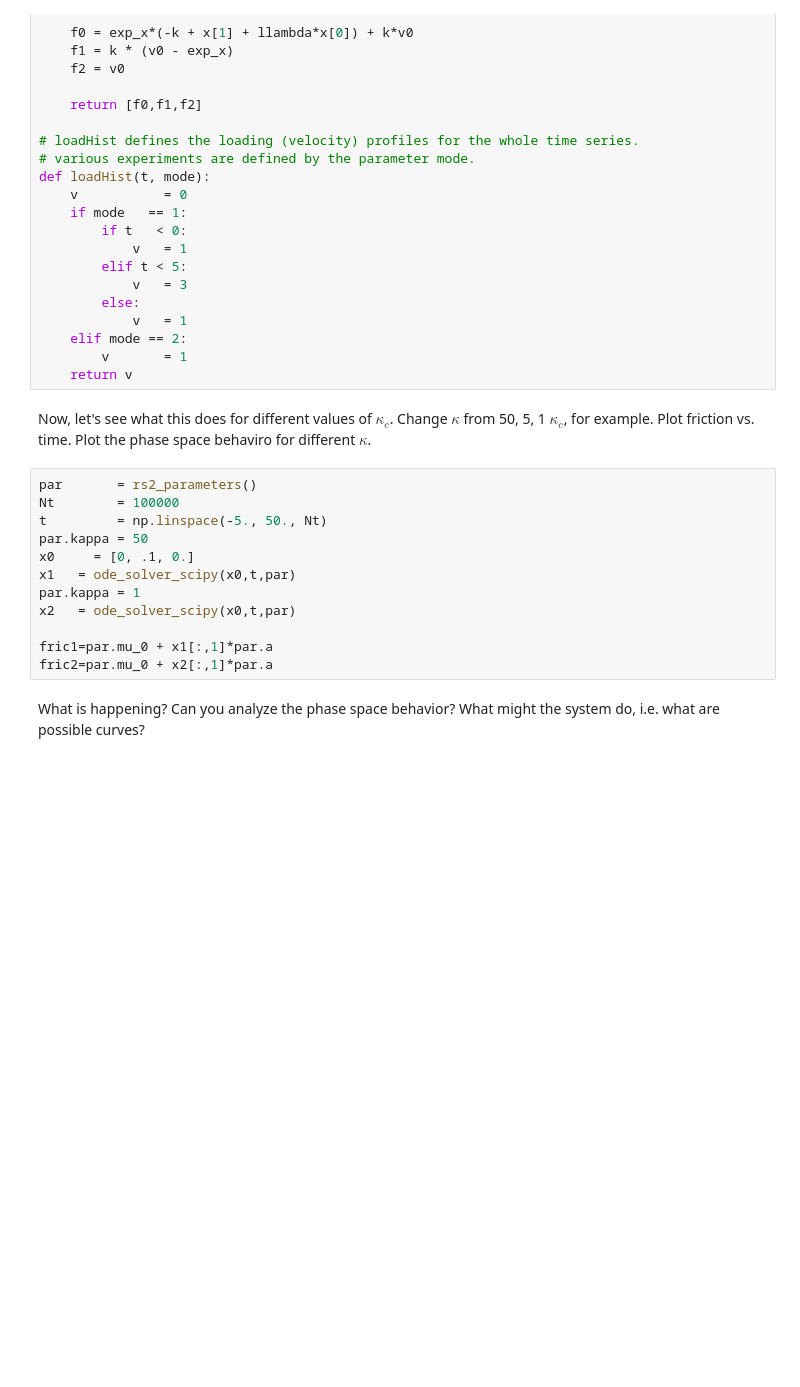
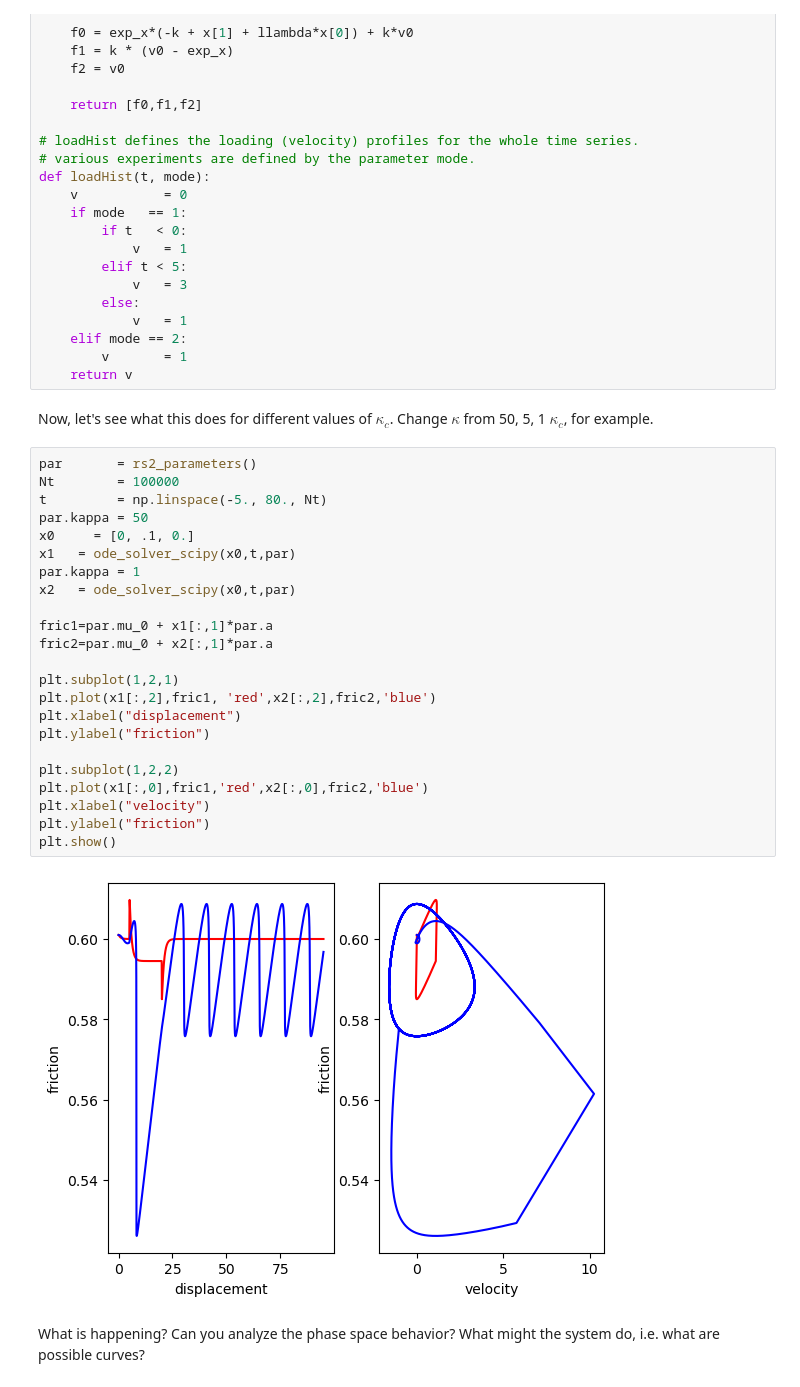
Before and after one commit to dunyuliu/Earth_From_Lab_To_Planet_Tutorials, a Jupyter notebook: Module2.1_RateStateFriction_teaching.ipynb, the cells around one changed output. Cells and saved outputs as stored; diff of their text form; blank space fills up the shorter version.

```diff
--- a/Module2.1_RateStateFriction_teaching.ipynb
+++ b/Module2.1_RateStateFriction_teaching.ipynb
@@ -304,18 +220,31 @@ def loadHist(t, mode):
         v       = 1
     return v
 # %% [markdown]
-Now, let's see what this does for different values of $\kappa_c$. Change $\kappa$ from 50, 5, 1 $\kappa_c$, for example. Plot friction vs. time. Plot the phase space behaviro for different $\kappa$.
+Now, let's see what this does for different values of $\kappa_c$. Change $\kappa$ from 50, 5, 1 $\kappa_c$, for example.
 # %%
 par       = rs2_parameters()
 Nt        = 100000
-t         = np.linspace(-5., 50., Nt)
+t         = np.linspace(-5., 80., Nt)
 par.kappa = 50
 x0     = [0, .1, 0.]
 x1   = ode_solver_scipy(x0,t,par)
 par.kappa = 1
 x2   = ode_solver_scipy(x0,t,par)
 
 fric1=par.mu_0 + x1[:,1]*par.a
 fric2=par.mu_0 + x2[:,1]*par.a
+
+plt.subplot(1,2,1)
+plt.plot(x1[:,2],fric1, 'red',x2[:,2],fric2,'blue')
+plt.xlabel("displacement")
+plt.ylabel("friction")
+
+plt.subplot(1,2,2)
+plt.plot(x1[:,0],fric1,'red',x2[:,0],fric2,'blue')
+plt.xlabel("velocity")
+plt.ylabel("friction")
+plt.show()
+# %% [output]
+[figure, added]
 # %% [markdown]
 What is happening? Can you analyze the phase space behavior? What might the system do, i.e. what are possible curves?
```
Also changed, not shown: parts of 27 cells of this notebook, 3 other files.
